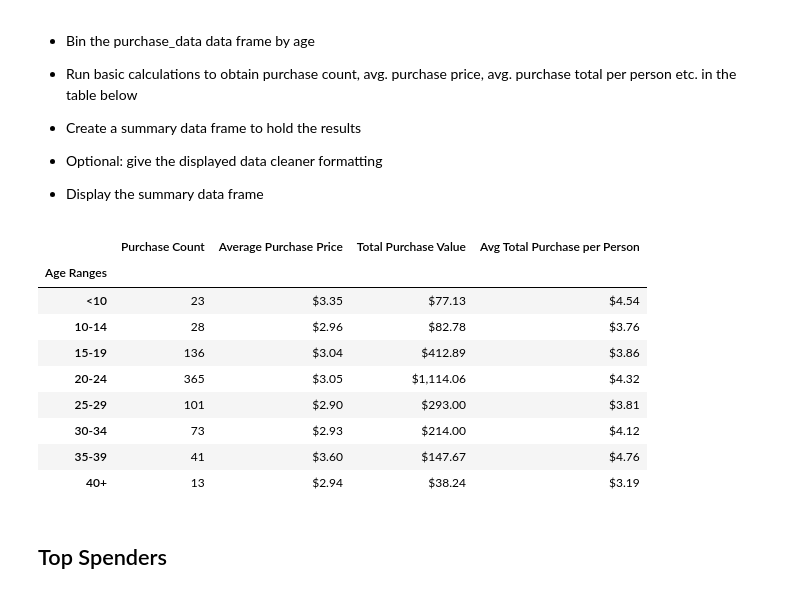
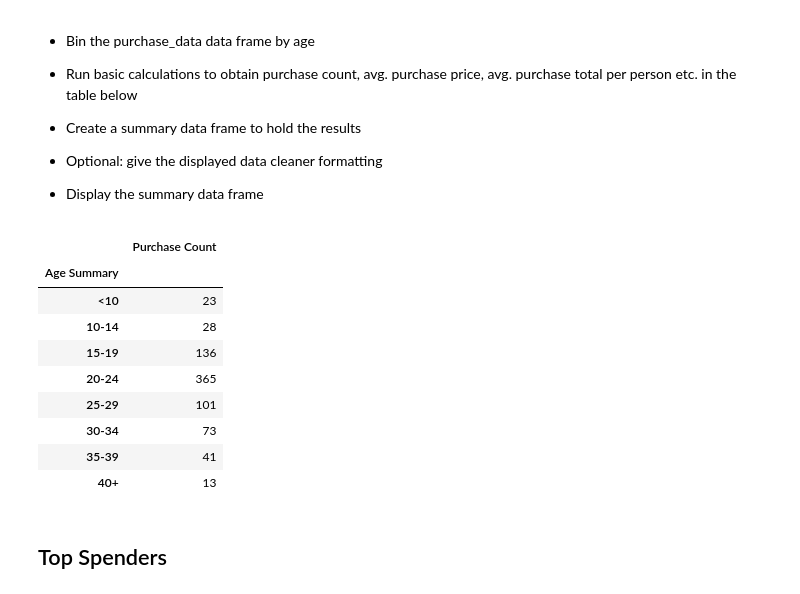
Before and after one commit to mrslat-creator/panda-challenge, a Jupyter notebook: HeroesOfPymoli_Latimer.ipynb, the cells around one changed output. Saved outputs shown, nothing was run; the diff lists cells and outputs as text; code cells hidden in the pictures.

Commit message:
Finishing Purchasing Analysis section

```diff
--- a/HeroesOfPymoli_Latimer.ipynb
+++ b/HeroesOfPymoli_Latimer.ipynb
@@ -234,35 +234,39 @@ summ_by_age_df
 # %%
 # Sorted data analysis by age new dataframe
 analysis_by_age_df = pd.DataFrame(group_by_age_purchase_data_df["Purchase ID"].count())
 analysis_by_age_df
 
 # Total purchase value sorted by age
-total_purchase_value_age = grp_by_age_purchase_data_df["Price"].sum
+total_purchase_value_age = group_by_age_purchase_data_df["Price"].sum()
 total_purchase_value_age
 dlr_total_purchase_value_age = total_purchase_value_age.map("${:,.2f}".format)
 dlr_total_purchase_value_age
 
 # Average purchase price by age
-avg_purchase_price_age =grp_by_age_purchase_data_df["Price"].mean
+avg_purchase_price_age =group_by_age_purchase_data_df["Price"].mean()
 avg_purchase_price_age
 dlr_avg_purchase_price_age = avg_purchase_price_age.map("${:,.2f}".format)
 dlr_avg_purchase_price_age
 
 # Get normal totals by age, total purchase value divided by
-norm_totals_age = total_purchase_value_age/grp_by_age_purchase_data_df["Purchase ID"].count()
+norm_totals_age = total_purchase_value_age/group_by_age_purchase_data_df["Purchase ID"].count()
 dlr_norm_totals_age = norm_totals_age.map("${:,.2f}".format)
 dlr_norm_totals_age
+
+# Summary of purchasing analysis dataframe grouped by age, rename "Purchase"
+summ_age_purchased_data_df = analysis_by_age_df.rename(columns={"Purchase ID":"Purchase Count"})
+summ_age_purchased_data_df
 # %% [output]
-|  | Purchase Count | Average Purchase Price | Total Purchase Value | Avg Total Purchase per Person |
-| Age Ranges |  |  |  |  |
-| <10 | 23 | $3.35 | $77.13 | $4.54 |
-| 10-14 | 28 | $2.96 | $82.78 | $3.76 |
-| 15-19 | 136 | $3.04 | $412.89 | $3.86 |
-| 20-24 | 365 | $3.05 | $1,114.06 | $4.32 |
-| 25-29 | 101 | $2.90 | $293.00 | $3.81 |
-| 30-34 | 73 | $2.93 | $214.00 | $4.12 |
-| 35-39 | 41 | $3.60 | $147.67 | $4.76 |
-| 40+ | 13 | $2.94 | $38.24 | $3.19 |
+|  | Purchase Count |
+| Age Summary |  |
+| <10 | 23 |
+| 10-14 | 28 |
+| 15-19 | 136 |
+| 20-24 | 365 |
+| 25-29 | 101 |
+| 30-34 | 73 |
+| 35-39 | 41 |
+| 40+ | 13 |
 # %% [markdown]
 ## Top Spenders
 # %% [markdown]
```
